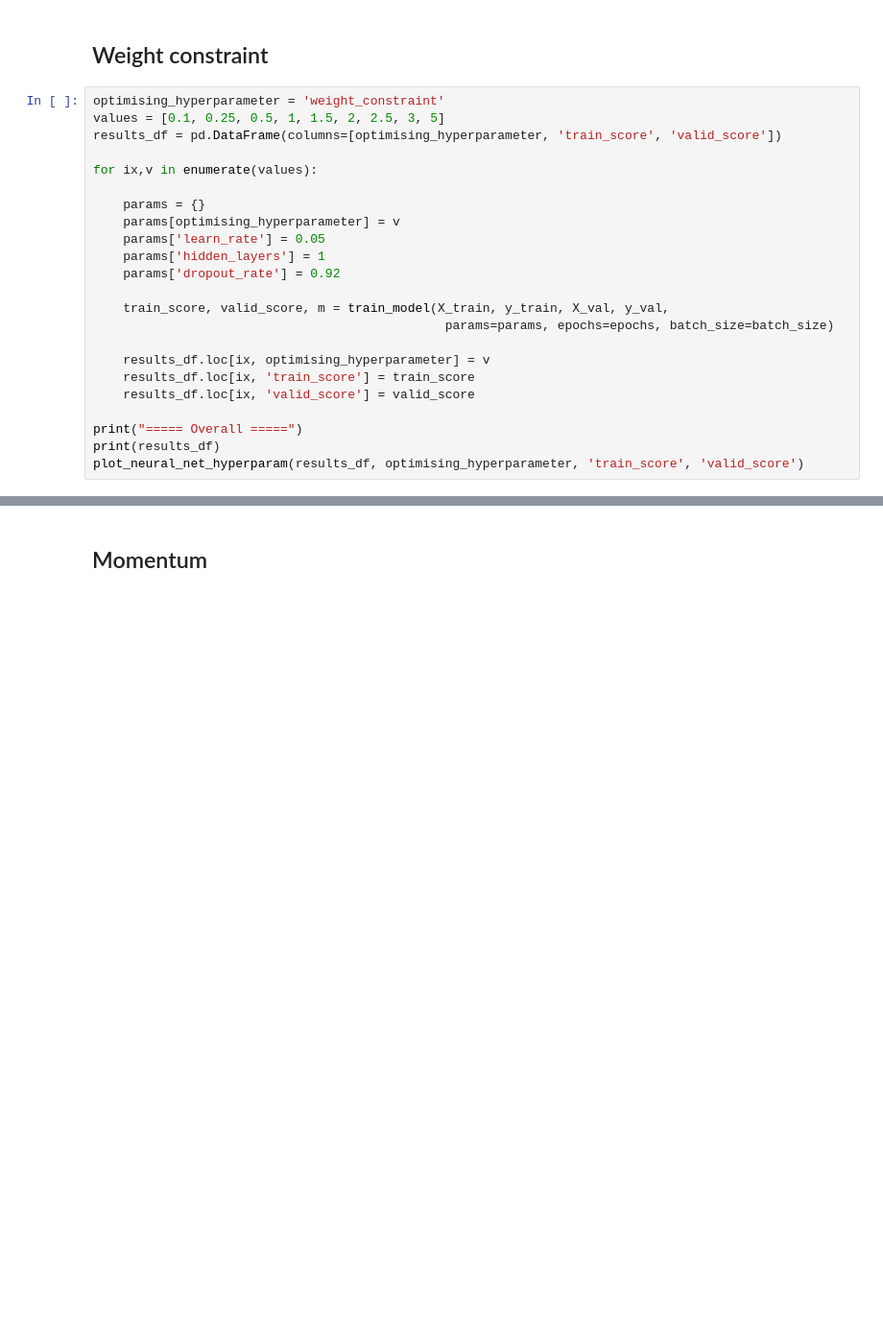
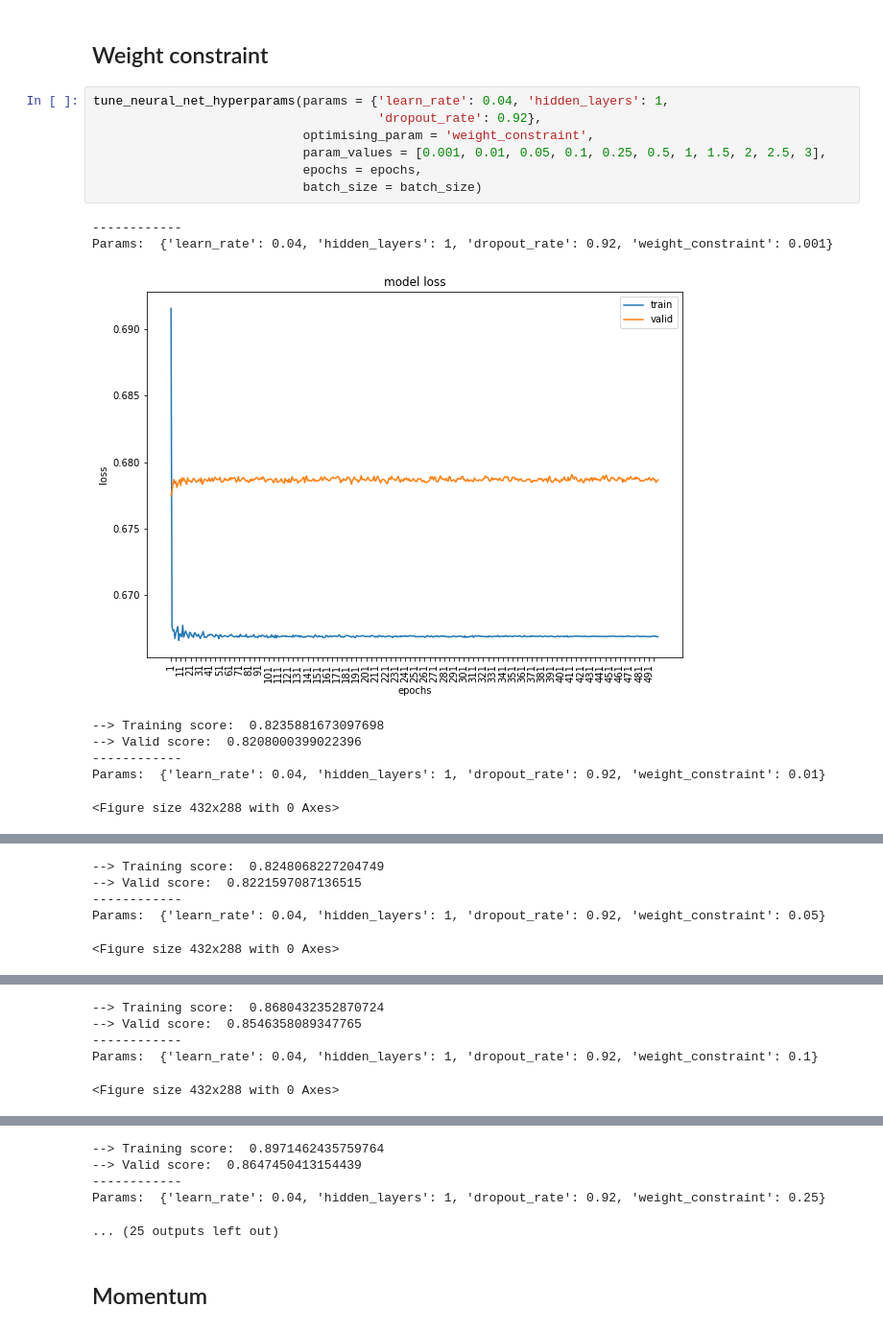
Before and after one commit to jdingram/mimic, a Jupyter notebook: notebooks/4_neural_network.ipynb, the cells around one changed output, grey strips where cells are left out. Shown at 96% size. Cells and saved outputs as stored; diff of their text form; blank space fills up the shorter version.

```diff
--- a/notebooks/4_neural_network.ipynb
+++ b/notebooks/4_neural_network.ipynb
@@ -317,25 +305,18 @@ Params:  {'dropout_rate': 0.86, 'learn_rate': 0.07, 'hidden_layers': 1}
 # %% [markdown]
 ## Weight constraint
-# %%
-optimising_hyperparameter = 'weight_constraint'
-values = [0.1, 0.25, 0.5, 1, 1.5, 2, 2.5, 3, 5]
-results_df = pd.DataFrame(columns=[optimising_hyperparameter, 'train_score', 'valid_score'])
-
-for ix,v in enumerate(values):
-
-    params = {}
-    params[optimising_hyperparameter] = v
-    params['learn_rate'] = 0.05
-    params['hidden_layers'] = 1
-    params['dropout_rate'] = 0.92
-
-    train_score, valid_score, m = train_model(X_train, y_train, X_val, y_val,
-                                               params=params, epochs=epochs, batch_size=batch_size)
-
-    results_df.loc[ix, optimising_hyperparameter] = v
-    results_df.loc[ix, 'train_score'] = train_score
-    results_df.loc[ix, 'valid_score'] = valid_score
-
-print("===== Overall =====")
-print(results_df)
-plot_neural_net_hyperparam(results_df, optimising_hyperparameter, 'train_score', 'valid_score')
+# %%
+tune_neural_net_hyperparams(params = {'learn_rate': 0.04, 'hidden_layers': 1,
+                                      'dropout_rate': 0.92},
+                            optimising_param = 'weight_constraint',
+                            param_values = [0.001, 0.01, 0.05, 0.1, 0.25, 0.5, 1, 1.5, 2, 2.5, 3],
+                            epochs = epochs,
+                            batch_size = batch_size)
+# %% [output]
+------------
+Params:  {'learn_rate': 0.04, 'hidden_layers': 1, 'dropout_rate': 0.92, 'weight_constraint': 0.001}
+[figure, added]
+--> Training score:  0.8235881673097698
+--> Valid score:  0.8208000399022396
+------------
+Params:  {'learn_rate': 0.04, 'hidden_layers': 1, 'dropout_rate': 0.92, 'weight_constraint': 0.01}
+<Figure size 432x288 with 0 Axes>
@@ -341,0 +324,5 @@ plot_neural_net_hyperparam(results_df, optimising_hyperparameter, 'train_score',
+--> Training score:  0.8248068227204749
+--> Valid score:  0.8221597087136515
+------------
+Params:  {'learn_rate': 0.04, 'hidden_layers': 1, 'dropout_rate': 0.92, 'weight_constraint': 0.05}
+<Figure size 432x288 with 0 Axes>
@@ -341,0 +330,5 @@ plot_neural_net_hyperparam(results_df, optimising_hyperparameter, 'train_score',
+--> Training score:  0.8680432352870724
+--> Valid score:  0.8546358089347765
+------------
+Params:  {'learn_rate': 0.04, 'hidden_layers': 1, 'dropout_rate': 0.92, 'weight_constraint': 0.1}
+<Figure size 432x288 with 0 Axes>
@@ -342,2 +336,7 @@ plot_neural_net_hyperparam(results_df, optimising_hyperparameter, 'train_score',
+--> Training score:  0.8971462435759764
+--> Valid score:  0.8647450413154439
+------------
+Params:  {'learn_rate': 0.04, 'hidden_layers': 1, 'dropout_rate': 0.92, 'weight_constraint': 0.25}
+... (25 outputs left out)
 # %% [markdown]
 ## Momentum
```
Also changed, not shown: parts of 21 cells of this notebook, 4 other files.
